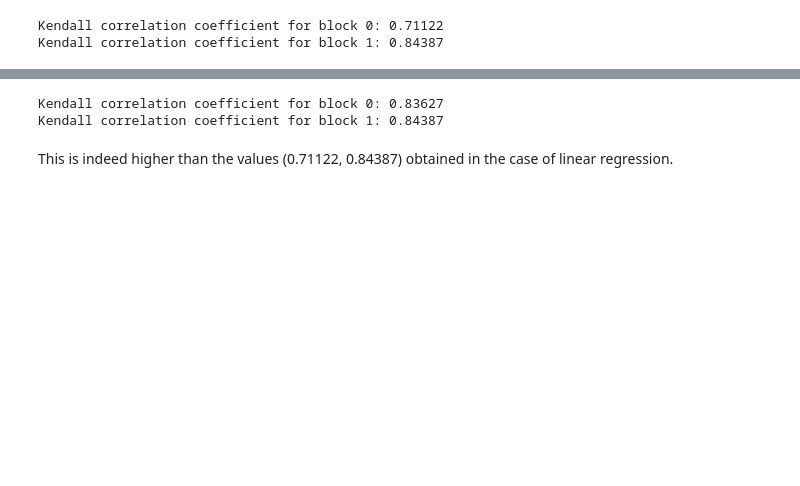
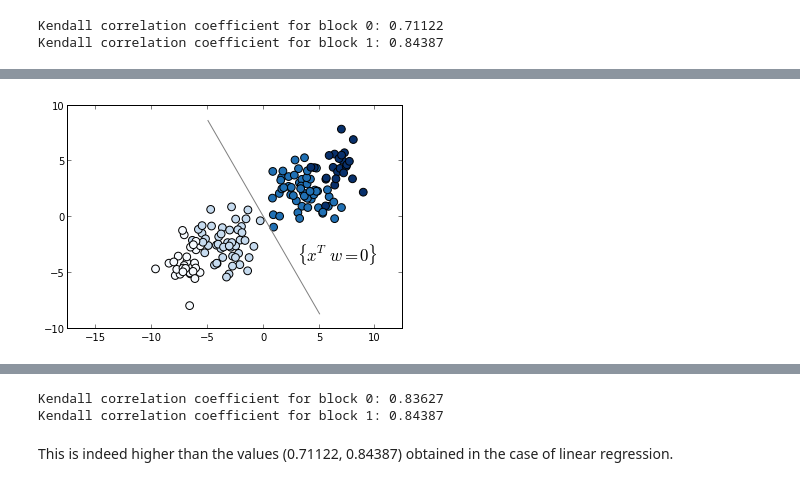
Before and after one commit to fabianp/minirank, a Jupyter notebook: notebooks/pairwise_transform.ipynb, the cells around one changed output, grey strips where cells are left out. Cells and saved outputs as stored; diff of their text form; code cells hidden in the pictures; blank space fills up the shorter version.

```diff
--- a/notebooks/pairwise_transform.ipynb
+++ b/notebooks/pairwise_transform.ipynb
@@ -90,0 +90,27 @@ We will use this property to learn a classifier in the transformed space.
+# %%
+# form all pairwise combinations
+comb = itertools.combinations(range(X_train.shape[0]), 2)
+k = 0
+Xp, yp, diff = [], [], []
+for (i, j) in comb:
+    if y_train[i] == y_train[j] or blocks[train][i] != blocks[train][j]:
+        # skip if same target or different group
+        continue
+    Xp.append(X_train[i] - X_train[j])
+    diff.append(y_train[i] - y_train[j])
+    yp.append(np.sign(diff[-1]))
+    # output balanced classes
+    if yp[-1] != (-1) ** k:
+        yp[-1] *= -1
+        Xp[-1] *= -1
+        diff[-1] *= -1
+    k += 1
+Xp, yp, diff = map(np.asanyarray, (Xp, yp, diff))
+pl.scatter(Xp[:, 0], Xp[:, 1], c=diff, s=60, marker='o', cmap=pl.cm.Blues)
+x_space = np.linspace(-10, 10)
+pl.plot(x_space * w[1], - x_space * w[0], color='gray')
+pl.text(3, -4, '$\{x^T w = 0\}$', fontsize=17)
+pl.axis('equal')
+pl.show()
+# %% [output]
+[figure, added]
```
Also changed, not shown: parts of 12 cells of this notebook, 1 other file.
